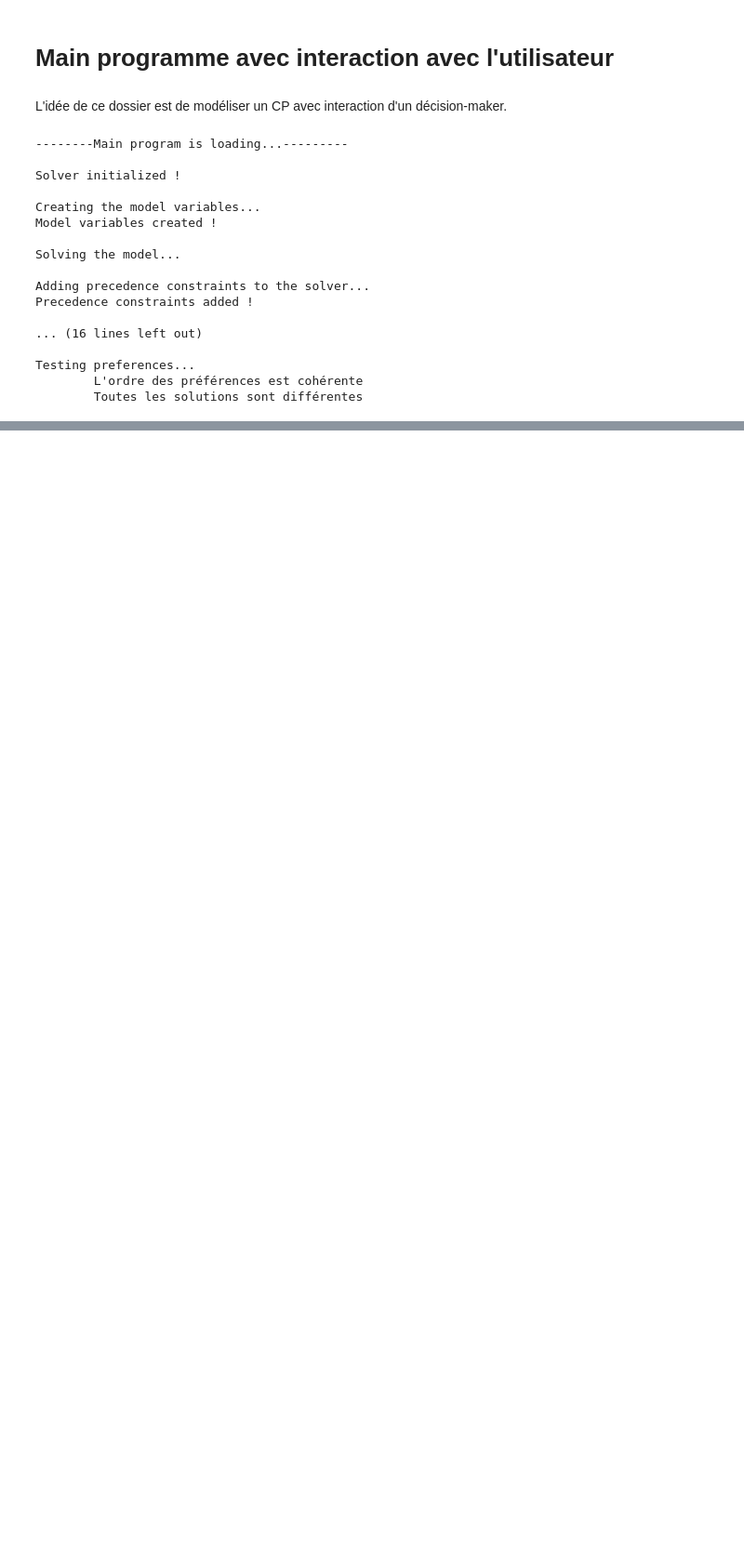
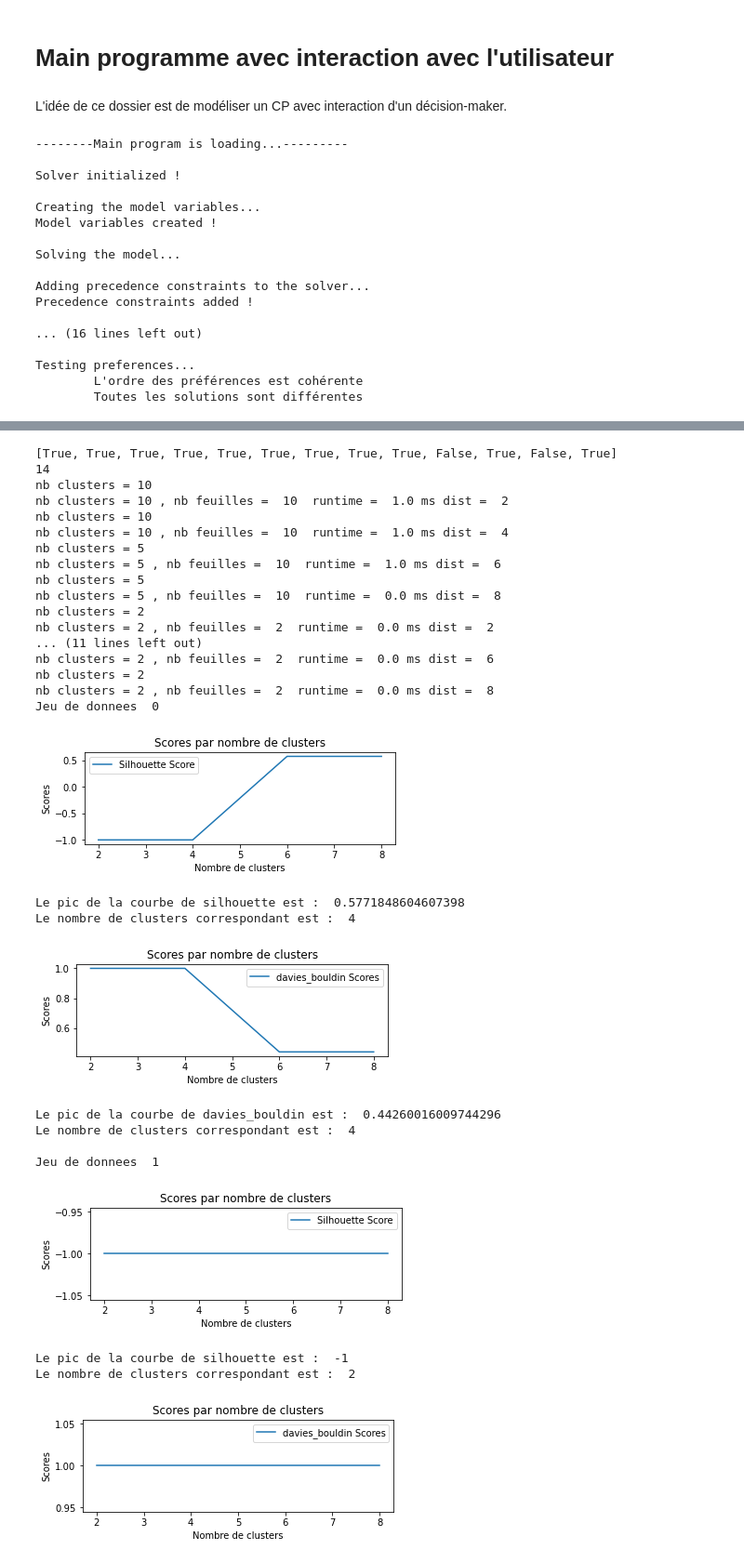
Before and after one commit to BryanBradfo/laas-mission, a Jupyter notebook: MainProgram_nb.ipynb, the cells around one changed output, grey strips where cells are left out. Shown at 93% size. Saved outputs shown, nothing was run; the diff lists cells and outputs as text; code cells hidden in the pictures; blank space fills up the shorter version.

Commit message:
Debut clustering

```diff
--- a/MainProgram_nb.ipynb
+++ b/MainProgram_nb.ipynb
@@ -61,7 +61,7 @@ solver.create_variables(model, n, m, duration)
 # ------------ Solve the model
 
 print("\nSolving the model...")
-msol, nb_solution, runtime = solver.solve(model, 4, n, m, T_machine)
+msol, nb_solution, runtime = solver.solve(model, 10, n, m, T_machine)
 
 # ------------ Display the result
 
@@ -95,7 +95,7 @@ print("\nDisplaying preferences...")
 # print(list_equal)
 
 variables = solver.get_variables()
-matrix = user.matrix_pref(n, m, variables[0] , False)
+matrix = user.matrix_pref(n, m, False)
 
 pref = user.getPreferences()
 
@@ -216,8 +216,8 @@ while criterion :
 
     starts = user.start_pref(n, m, variables, True)
 
-    matrix = user.matrix_pref(n, m, variables, False)
-
+    matrix = user.matrix_pref(n, m, False)
+    print(len(matrix))
     print("\nTesting preferences...")
 
     pref = user.getPreferences()
@@ -263,3 +263,9 @@ Disjunctive constraints added !
 The user has reached the maximum number of iterations !
 
 --------End of the interaction with the user...---------
+# %%
+#Clustering des solutions
+import clustering as cl
+
+layers = cl.create_layers(list_equal, matrix)
+print(layers)
@@ -265,0 +276,34 @@ The user has reached the maximum number of iterations !
+# %%
+print(list_equal)
+print (len(matrix))
+cl.clustering(layers, 2, 10, 2)
+# %% [output]
+[True, True, True, True, True, True, True, True, True, False, True, False, True]
+14
+nb clusters = 10
+nb clusters = 10 , nb feuilles =  10  runtime =  1.0 ms dist =  2
+nb clusters = 10
+nb clusters = 10 , nb feuilles =  10  runtime =  1.0 ms dist =  4
+nb clusters = 5
+nb clusters = 5 , nb feuilles =  10  runtime =  1.0 ms dist =  6
+nb clusters = 5
+nb clusters = 5 , nb feuilles =  10  runtime =  0.0 ms dist =  8
+nb clusters = 2
+nb clusters = 2 , nb feuilles =  2  runtime =  0.0 ms dist =  2
+... (11 lines left out)
+nb clusters = 2 , nb feuilles =  2  runtime =  0.0 ms dist =  6
+nb clusters = 2
+nb clusters = 2 , nb feuilles =  2  runtime =  0.0 ms dist =  8
+Jeu de donnees  0
+[figure, added]
+Le pic de la courbe de silhouette est :  0.5771848604607398
+Le nombre de clusters correspondant est :  4
+[figure, added]
+Le pic de la courbe de davies_bouldin est :  0.44260016009744296
+Le nombre de clusters correspondant est :  4
+
+Jeu de donnees  1
+[figure, added]
+Le pic de la courbe de silhouette est :  -1
+Le nombre de clusters correspondant est :  2
+[figure, added]
```
Also changed, not shown: parts of 3 cells of this notebook, 2 other files.
